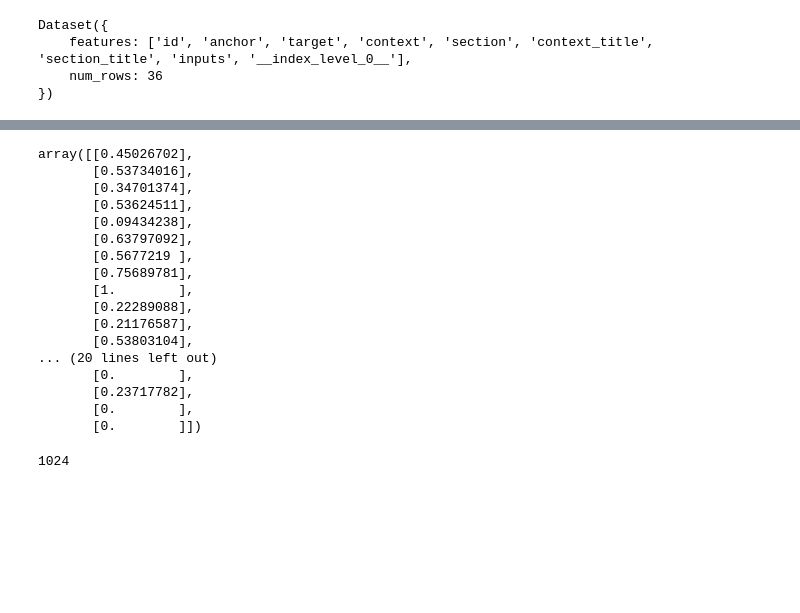
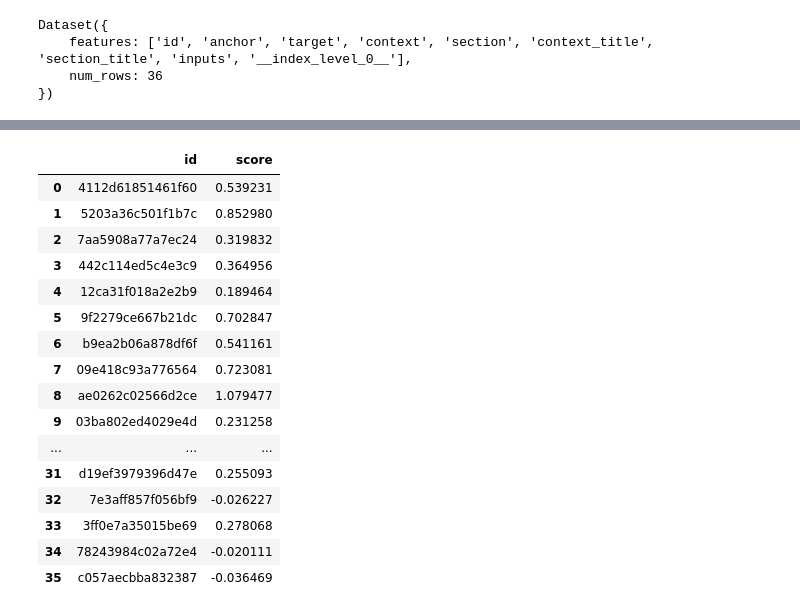
Before and after one commit to imaspol/U.S.-Patent-Phrase-to-Phrase-Matching-Competition, a Jupyter notebook: u-s-patent-phrase-deberta-v3-small.ipynb, the cells around one changed output, grey strips where cells are left out. Drawn from its saved outputs; the diff is of its cells as text; code cells hidden in the pictures; blank space fills up the shorter version.

Commit message:
Kaggle Notebook | U.S. Patent Phrase_Deberta-V3_small | Version 3_flatten_score

```diff
--- a/u-s-patent-phrase-deberta-v3-small.ipynb
+++ b/u-s-patent-phrase-deberta-v3-small.ipynb
@@ -334,0 +341,2 @@ array([[ 0.45026702],
+# %%
+df_submission['id'] = test['id'].copy()
@@ -334,0 +363,2 @@ array([[ 0.45026702],
+# %%
+preds_list = preds.tolist()
@@ -334,0 +385,3 @@ array([[ 0.45026702],
+# %%
+flat_list = [x for xs in preds_list for x in xs]
+flat_list
@@ -335,30 +406,32 @@ array([[ 0.45026702],
+# %%
+df_submission['score' ] = flat_list
+# %%
+df_submission
+# %% [output]
+|  | id | score |
+| 0 | 4112d61851461f60 | 0.539231 |
+| 1 | 5203a36c501f1b7c | 0.852980 |
+| 2 | 7aa5908a77a7ec24 | 0.319832 |
+| 3 | 442c114ed5c4e3c9 | 0.364956 |
+| 4 | 12ca31f018a2e2b9 | 0.189464 |
+| 5 | 9f2279ce667b21dc | 0.702847 |
+| 6 | b9ea2b06a878df6f | 0.541161 |
+| 7 | 09e418c93a776564 | 0.723081 |
+| 8 | ae0262c02566d2ce | 1.079477 |
+| 9 | 03ba802ed4029e4d | 0.231258 |
+| ... | ... | ... |
+| 31 | d19ef3979396d47e | 0.255093 |
+| 32 | 7e3aff857f056bf9 | -0.026227 |
+| 33 | 3ff0e7a35015be69 | 0.278068 |
+| 34 | 78243984c02a72e4 | -0.020111 |
+| 35 | c057aecbba832387 | -0.036469 |
 # %%
-preds = np.clip(preds, 0, 1)
-preds
+#preds = np.clip(preds, 0, 1)
+#preds
-# %% [output]
-array([[0.45026702],
-       [0.53734016],
-       [0.34701374],
-       [0.53624511],
-       [0.09434238],
-       [0.63797092],
-       [0.5677219 ],
-       [0.75689781],
-       [1.        ],
-       [0.22289088],
-       [0.21176587],
-       [0.53803104],
-... (20 lines left out)
-       [0.        ],
-       [0.23717782],
-       [0.        ],
-       [0.        ]])
 # %%
-submission = datasets.Dataset.from_dict({
-    'id': test_ds['id'],
-    'score': preds
-})
+#submission = datasets.Dataset.from_dict({
+  #  'id': test_ds['id'],
+ #   'score': preds
+#})
 
-submission.to_csv('submission.csv', index=False)
+df_submission.to_csv('submission.csv', index=False)
-# %% [output]
-1024
```
Also changed, not shown: parts of 9 cells of this notebook.
